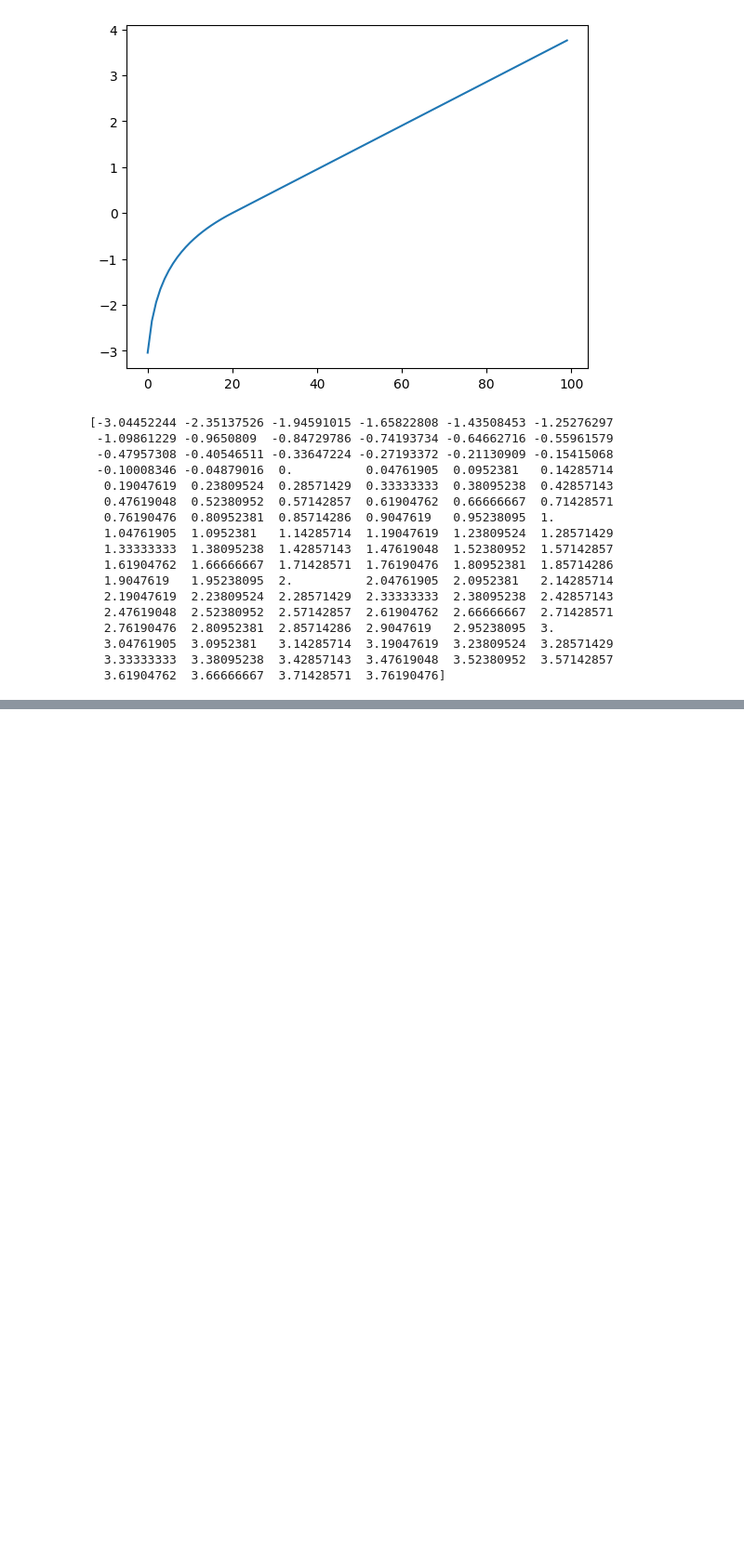
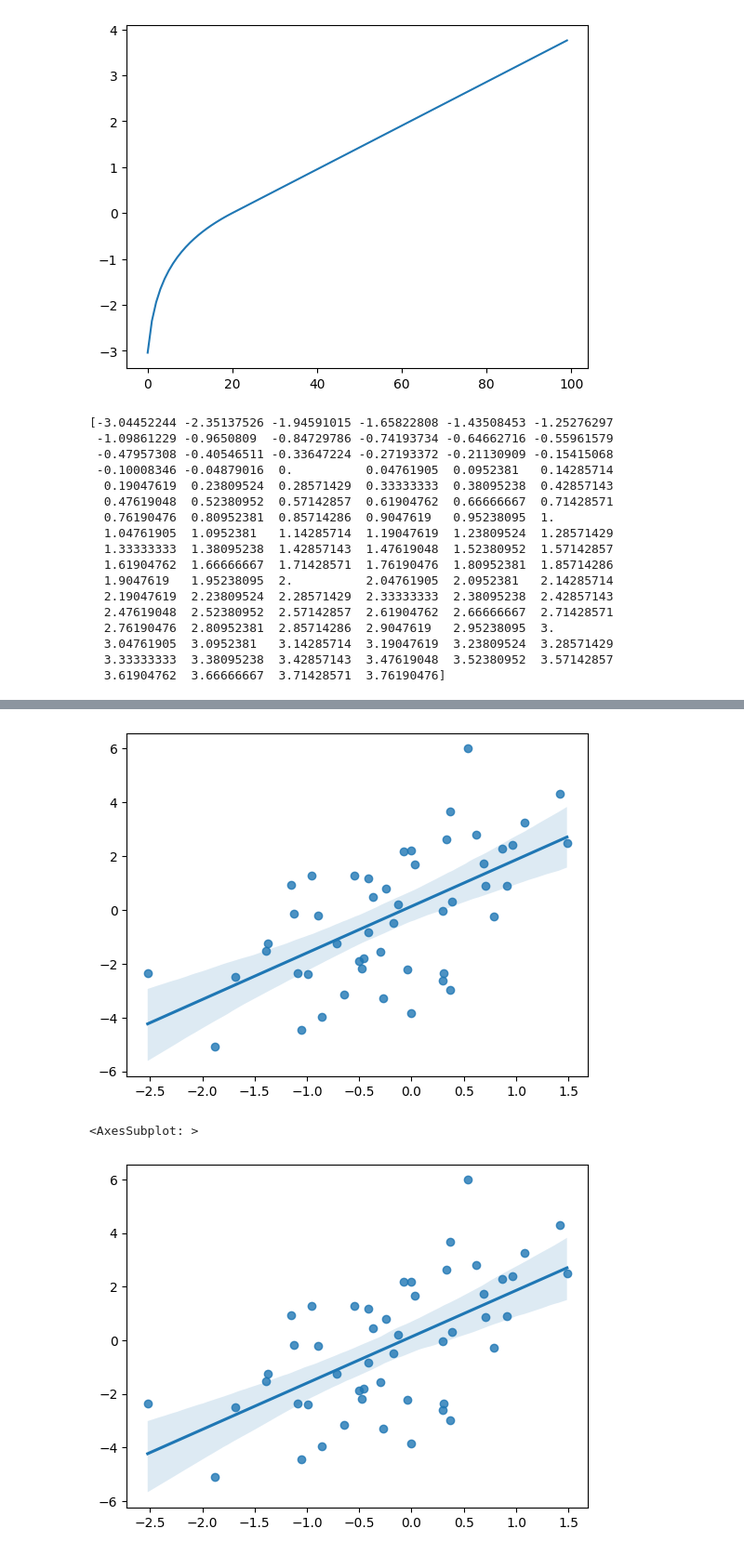
Before and after one commit to szazo/epigenetic-clock, a Jupyter notebook: assignment1/sandbox.ipynb, the cells around one changed output, grey strips where cells are left out. Shown at 93% size. Cells and saved outputs as stored; diff of their text form; code cells hidden in the pictures; blank space fills up the shorter version.

```diff
--- a/assignment1/sandbox.ipynb
+++ b/assignment1/sandbox.ipynb
@@ -148,0 +177,11 @@ coef_path_ [[0. 0. 0. ... 0. 0. 0.]
+# %%
+x = np.random.normal(0, 1, 50)
+y = x * 2 + np.random.normal(0, 2, size=x.size)
+
+sns.regplot(x=x, y=y, ci=95)
+plt.show()
+sns.regplot(x=x, y=y)
+# %% [output]
+[figure, added]
+<AxesSubplot: >
+[figure, added]
```
Also changed, not shown: parts of 13 cells of this notebook, 5 other files.
